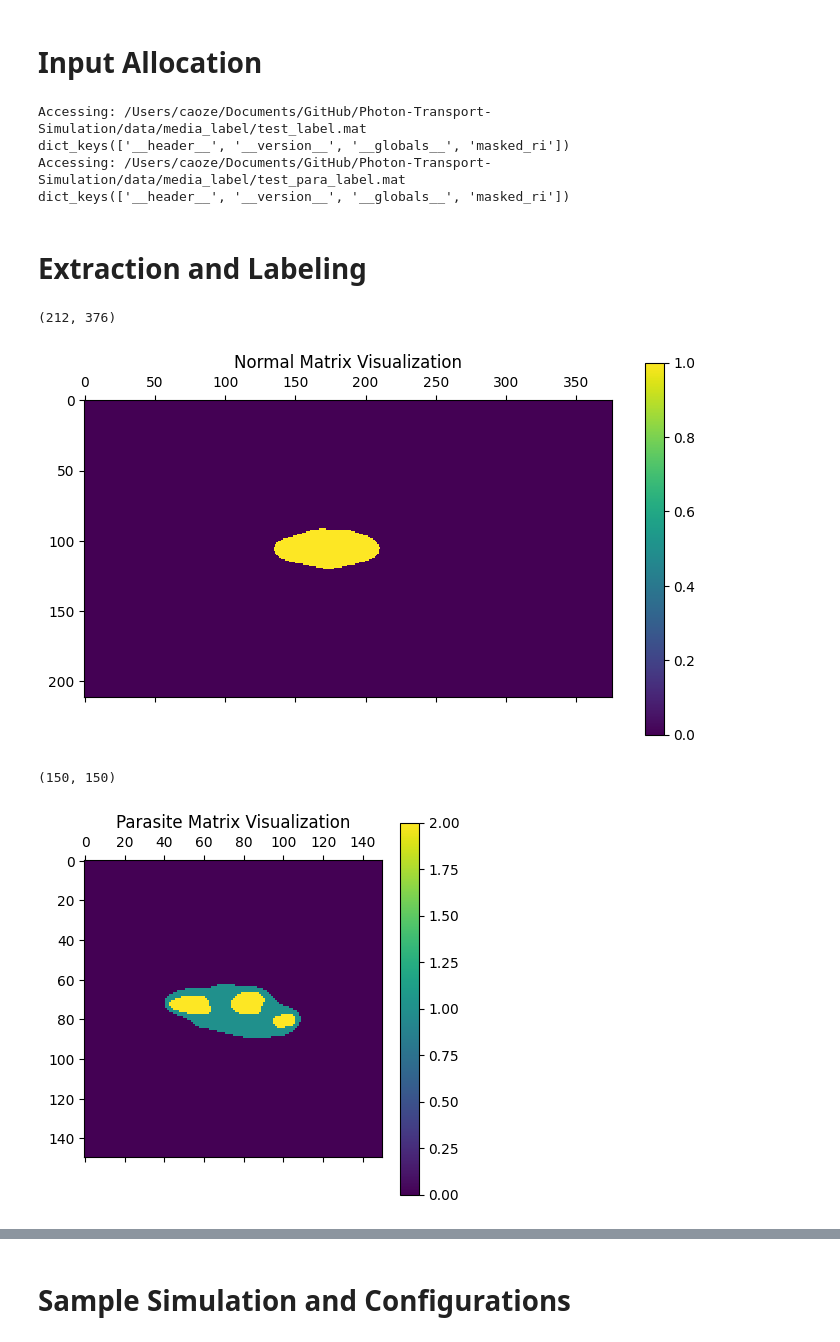
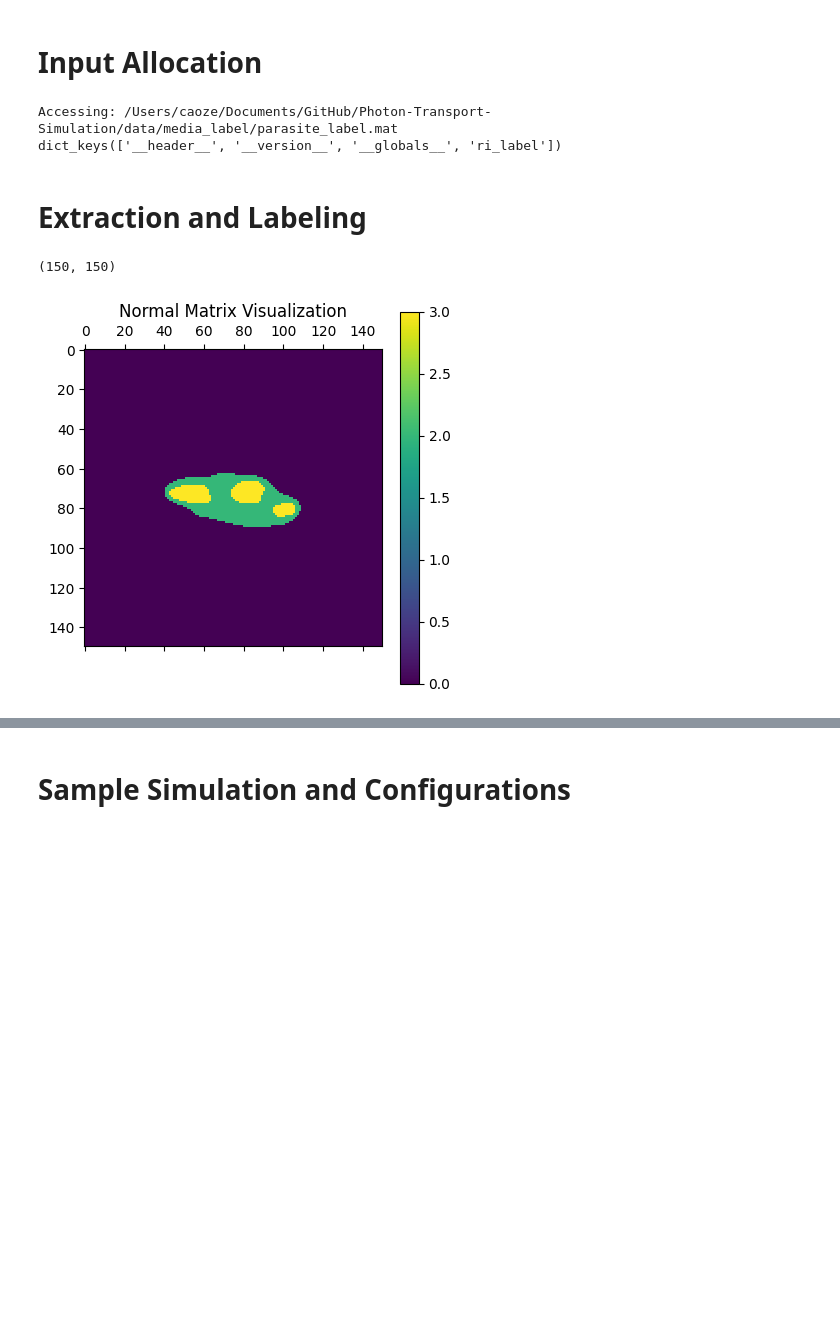
Before and after one commit to Cow415/Photon-Transport-Simulation, a Jupyter notebook: run_mcxcl/run_mcxcl.ipynb, the cells around one changed output, grey strips where cells are left out. Cells and saved outputs as stored; diff of their text form; code cells hidden in the pictures; blank space fills up the shorter version.

```diff
--- a/run_mcxcl/run_mcxcl.ipynb
+++ b/run_mcxcl/run_mcxcl.ipynb
@@ -27,54 +27,30 @@ def modified_output_address(filename, tag = "flux"):
     return new_name
 # %%
 # Accessing
-filename = "test_label.mat"
+filename = "parasite_label.mat"
 access_path = f"{repo_path}{access_address}{filename}"
 print("Accessing: " + access_path)
-
-# Open file:
 content = sp.io.loadmat(access_path)
 print(content.keys())
-
-# Do the same with the parasite data:
-filename_para = "test_para_label.mat"
-access_path_para = f"{repo_path}{access_address}{filename_para}"
-print("Accessing: " + access_path_para)
-content_para = sp.io.loadmat(access_path_para)
-print(content_para.keys())
 # %% [output]
-Accessing: /Users/caoze/Documents/GitHub/Photon-Transport-Simulation/data/media_label/test_label.mat
-dict_keys(['__header__', '__version__', '__globals__', 'masked_ri'])
-Accessing: /Users/caoze/Documents/GitHub/Photon-Transport-Simulation/data/media_label/test_para_label.mat
-dict_keys(['__header__', '__version__', '__globals__', 'masked_ri'])
+Accessing: /Users/caoze/Documents/GitHub/Photon-Transport-Simulation/data/media_label/parasite_label.mat
+dict_keys(['__header__', '__version__', '__globals__', 'ri_label'])
 # %% [markdown]
 # Extraction and Labeling
 # %%
 # Retrieve Matrix
-extract = content['masked_ri']
+extract = content['ri_label']
 pix_num = [extract.shape[1], extract.shape[0]]
 print(extract.shape)
 
 # Verify
 plt.matshow(extract)
 plt.colorbar() # Creates a colorbar for the plot
 plt.title("Normal Matrix Visualization")
 plt.show()
-
-# Retrieve Matrix w/ parasite
-extract_para = content_para['masked_ri']
-pix_num_para = [extract_para.shape[1], extract_para.shape[0]]
-print(extract_para.shape)
-
-# Verify
-plt.matshow(extract_para)
-plt.colorbar() # Creates a colorbar for the plot
-plt.title("Parasite Matrix Visualization")
-plt.show()
 # %% [output]
-(212, 376)
+(150, 150)
-[figure, old version]
+[figure, new version]
-(150, 150)
-[figure, removed]
 # %%
 # RI Matrix labeling(0 = air, 1 = gel, 2 = body):
 # Padding Labels
```
Also changed, not shown: parts of 15 cells of this notebook, 3 other files.
